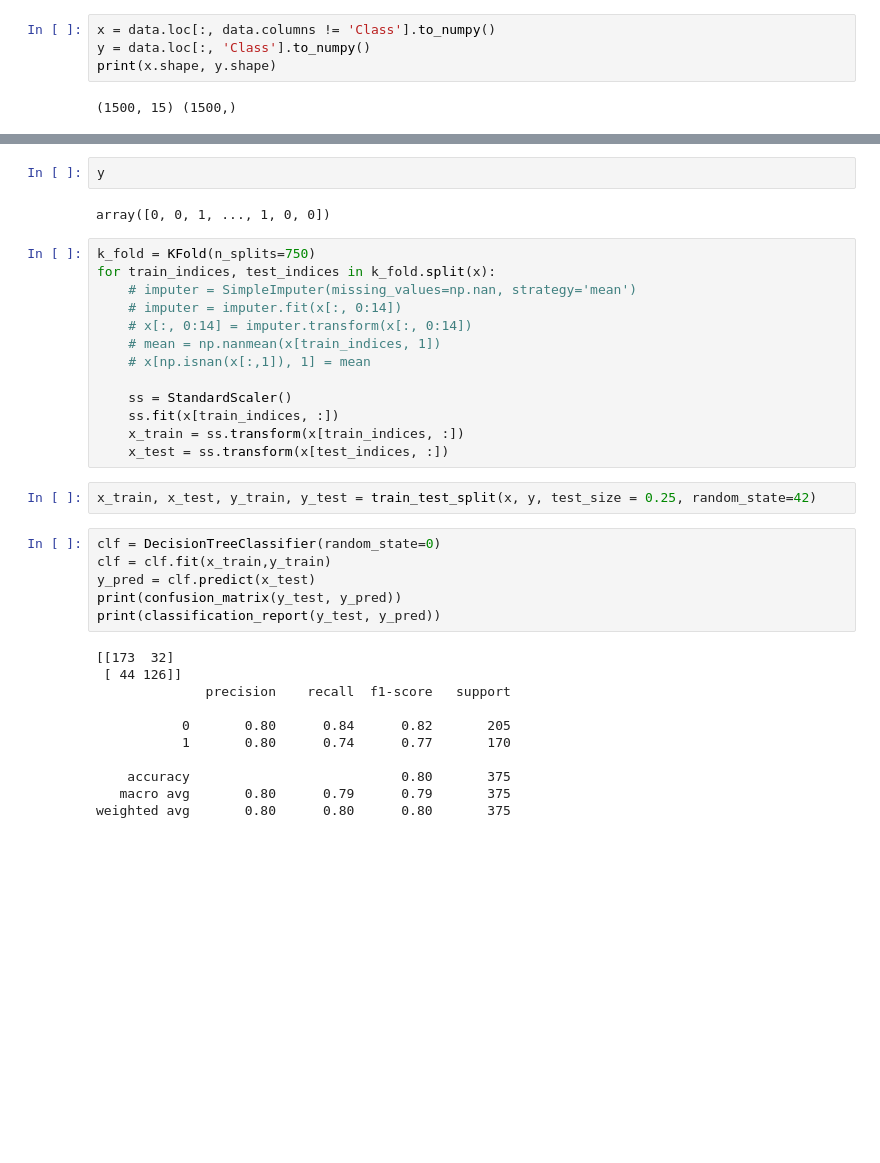
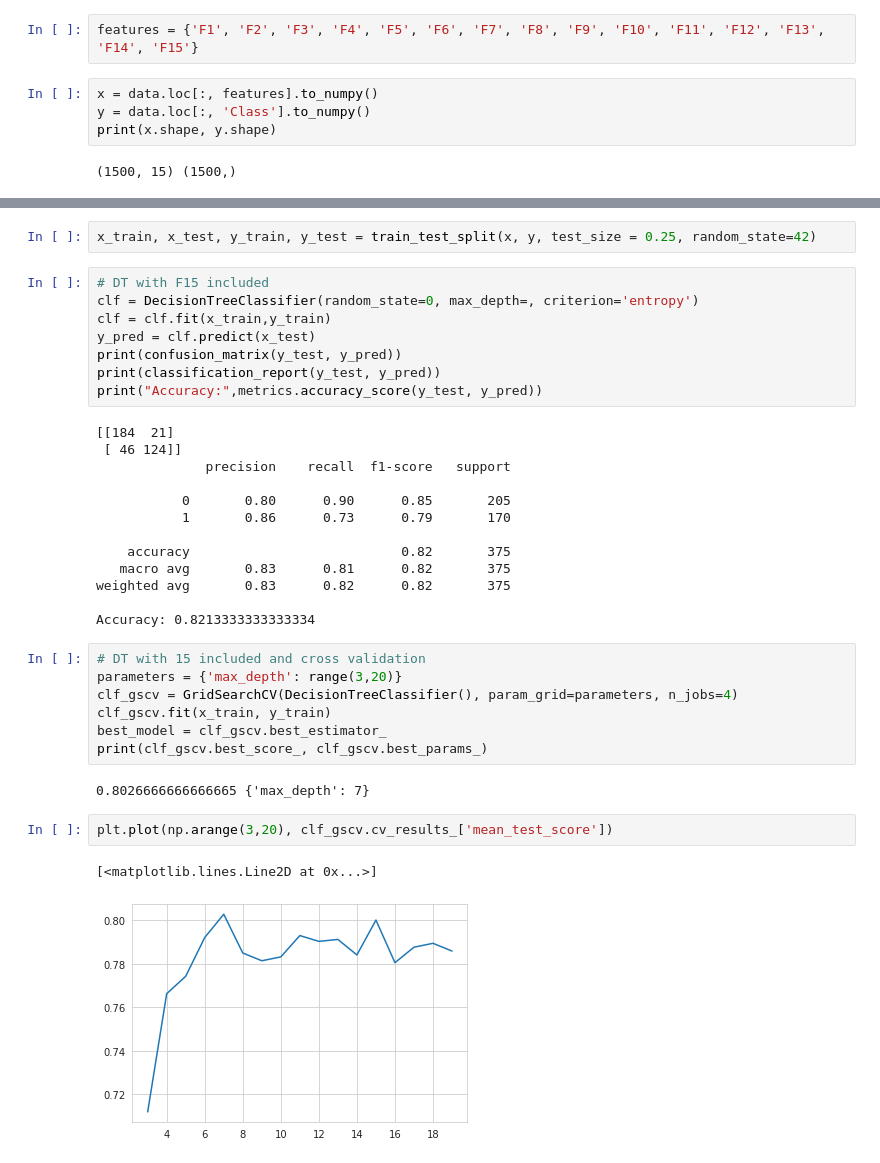
Before and after one commit to ab17254/ce802, a Jupyter notebook: CE802_P2_Notebook.ipynb, the cells around one changed output, grey strips where cells are left out. Drawn from its saved outputs; the diff is of its cells as text; blank space fills up the shorter version.

```diff
--- a/CE802_P2_Notebook.ipynb
+++ b/CE802_P2_Notebook.ipynb
@@ -86,5 +80,7 @@ plt.hist(x=data['F15'])
+# %%
+features = {'F1', 'F2', 'F3', 'F4', 'F5', 'F6', 'F7', 'F8', 'F9', 'F10', 'F11', 'F12', 'F13', 'F14', 'F15'}
 # %%
-x = data.loc[:, data.columns != 'Class'].to_numpy()
+x = data.loc[:, features].to_numpy()
 y = data.loc[:, 'Class'].to_numpy()
 print(x.shape, y.shape)
 # %% [output]
@@ -101,36 +88,37 @@ array([10.85301333, 10.85301333, 10.85301333, ..., 10.85301333,
-# %%
-y
-# %% [output]
-array([0, 0, 1, ..., 1, 0, 0])
-# %%
-k_fold = KFold(n_splits=750)
-for train_indices, test_indices in k_fold.split(x):
-    # imputer = SimpleImputer(missing_values=np.nan, strategy='mean')
-    # imputer = imputer.fit(x[:, 0:14])
-    # x[:, 0:14] = imputer.transform(x[:, 0:14])
-    # mean = np.nanmean(x[train_indices, 1])
-    # x[np.isnan(x[:,1]), 1] = mean
-
-    ss = StandardScaler()
-    ss.fit(x[train_indices, :])
-    x_train = ss.transform(x[train_indices, :])
-    x_test = ss.transform(x[test_indices, :])
 # %%
 x_train, x_test, y_train, y_test = train_test_split(x, y, test_size = 0.25, random_state=42)
 # %%
-clf = DecisionTreeClassifier(random_state=0)
+# DT with F15 included
+clf = DecisionTreeClassifier(random_state=0, max_depth=, criterion='entropy')
 clf = clf.fit(x_train,y_train)
 y_pred = clf.predict(x_test)
 print(confusion_matrix(y_test, y_pred))
 print(classification_report(y_test, y_pred))
+print("Accuracy:",metrics.accuracy_score(y_test, y_pred))
 # %% [output]
-[[173  32]
- [ 44 126]]
+[[184  21]
+ [ 46 124]]
               precision    recall  f1-score   support
 
-           0       0.80      0.84      0.82       205
-           1       0.80      0.74      0.77       170
+           0       0.80      0.90      0.85       205
+           1       0.86      0.73      0.79       170
 
-    accuracy                           0.80       375
-   macro avg       0.80      0.79      0.79       375
-weighted avg       0.80      0.80      0.80       375
+    accuracy                           0.82       375
+   macro avg       0.83      0.81      0.82       375
+weighted avg       0.83      0.82      0.82       375
+
+Accuracy: 0.8213333333333334
+# %%
+# DT with 15 included and cross validation
+parameters = {'max_depth': range(3,20)}
+clf_gscv = GridSearchCV(DecisionTreeClassifier(), param_grid=parameters, n_jobs=4)
+clf_gscv.fit(x_train, y_train)
+best_model = clf_gscv.best_estimator_
+print(clf_gscv.best_score_, clf_gscv.best_params_)
+# %% [output]
+0.8026666666666665 {'max_depth': 7}
+# %%
+plt.plot(np.arange(3,20), clf_gscv.cv_results_['mean_test_score'])
+# %% [output]
+[<matplotlib.lines.Line2D at 0x...>]
+[figure, added]
```
Also changed, not shown: parts of 9 cells of this notebook.
